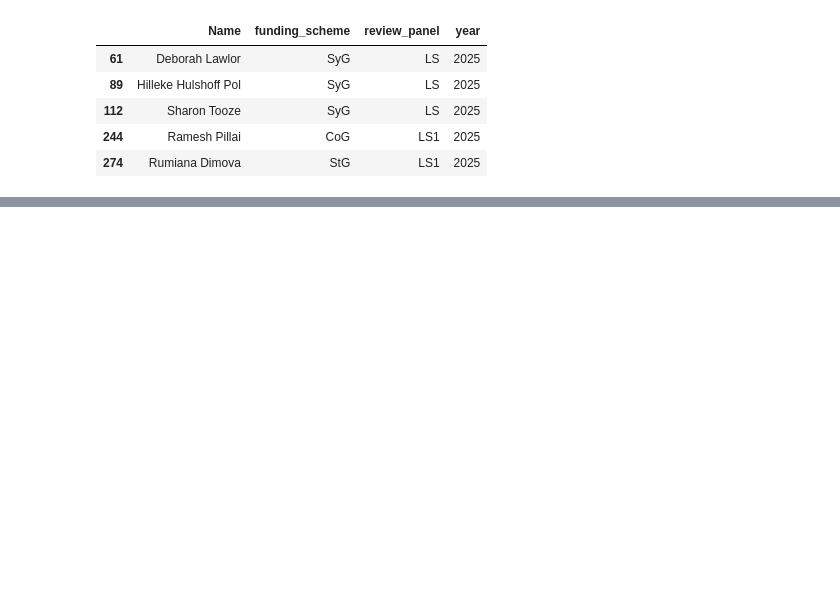
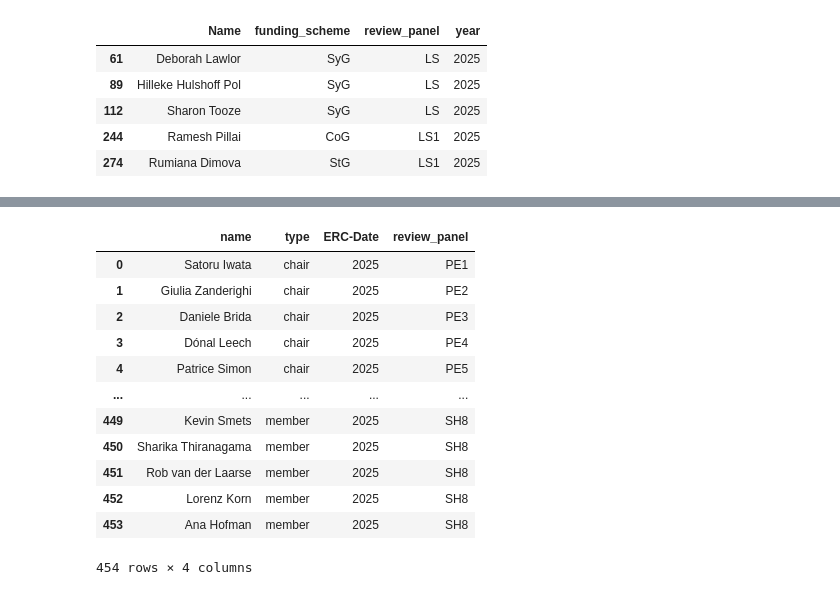
Before and after one commit to RATFIVE/GEOMAR-ERC, a Jupyter notebook: notebooks/test_extracting_data_pdf.ipynb, the cells around one changed output, grey strips where cells are left out. Drawn from its saved outputs; the diff is of its cells as text; code cells hidden in the pictures; blank space fills up the shorter version.

```diff
--- a/notebooks/test_extracting_data_pdf.ipynb
+++ b/notebooks/test_extracting_data_pdf.ipynb
@@ -298 +259,33 @@ for panel in review_panels:
+# %%
+df_pdf = df_pdf.melt(
+    id_vars=['ERC-Date', 'review_panel'],
+    value_vars=['Chair', 'Member'],
+    var_name='type',
+    value_name='name'
+)
+
+df_pdf['type'] = df_pdf['type'].str.lower()        # "chair" / "member"
+df_pdf['name'] = df_pdf['name'].astype(str).str.strip()
+df_pdf = df_pdf[df_pdf['name'] != ''].reset_index(drop=True)
+
+# Spalten umbenennen / anordnen
+
+df_pdf = df_pdf[['name', 'type', 'ERC-Date', 'review_panel']]
+df_pdf = df_pdf.drop_duplicates().reset_index(drop=True)
+
+display(df_pdf)
+# %% [output]
+|  | name | type | ERC-Date | review_panel |
+| 0 | Satoru Iwata | chair | 2025 | PE1 |
+| 1 | Giulia Zanderighi | chair | 2025 | PE2 |
+| 2 | Daniele Brida | chair | 2025 | PE3 |
+| 3 | Dónal Leech | chair | 2025 | PE4 |
+| 4 | Patrice Simon | chair | 2025 | PE5 |
+| ... | ... | ... | ... | ... |
+| 449 | Kevin Smets | member | 2025 | SH8 |
+| 450 | Sharika Thiranagama | member | 2025 | SH8 |
+| 451 | Rob van der Laarse | member | 2025 | SH8 |
+| 452 | Lorenz Korn | member | 2025 | SH8 |
+| 453 | Ana Hofman | member | 2025 | SH8 |
+454 rows × 4 columns
 # %%
```
Also changed, not shown: parts of 6 cells of this notebook.
